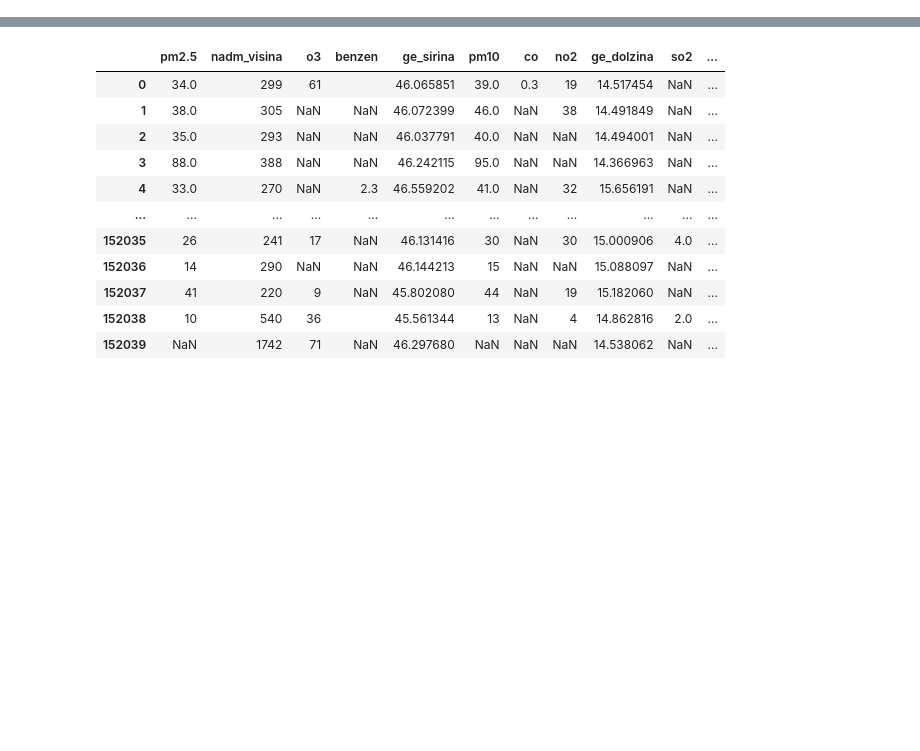
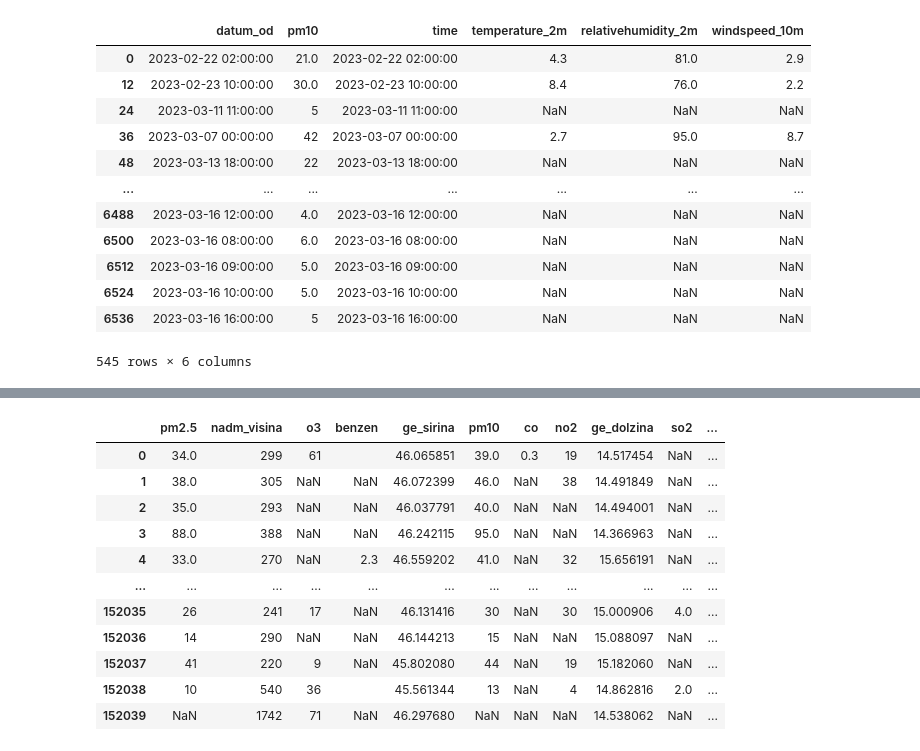
Before and after one commit to RantusaLara/IIS, a Jupyter notebook: notebooks/data.ipynb, the cells around one changed output, grey strips where cells are left out. Cells and saved outputs as stored; diff of their text form; code cells hidden in the pictures; blank space fills up the shorter version.

```diff
--- a/notebooks/data.ipynb
+++ b/notebooks/data.ipynb
@@ -74,0 +231,18 @@ df.head()
+# %%
+merged_unique_df = merged_df.drop_duplicates()
+# %%
+merged_unique_df
+# %% [output]
+|  | datum_od | pm10 | time | temperature_2m | relativehumidity_2m | windspeed_10m |
+| 0 | 2023-02-22 02:00:00 | 21.0 | 2023-02-22 02:00:00 | 4.3 | 81.0 | 2.9 |
+| 12 | 2023-02-23 10:00:00 | 30.0 | 2023-02-23 10:00:00 | 8.4 | 76.0 | 2.2 |
+| 24 | 2023-03-11 11:00:00 | 5 | 2023-03-11 11:00:00 | NaN | NaN | NaN |
+| 36 | 2023-03-07 00:00:00 | 42 | 2023-03-07 00:00:00 | 2.7 | 95.0 | 8.7 |
+| 48 | 2023-03-13 18:00:00 | 22 | 2023-03-13 18:00:00 | NaN | NaN | NaN |
+| ... | ... | ... | ... | ... | ... | ... |
+| 6488 | 2023-03-16 12:00:00 | 4.0 | 2023-03-16 12:00:00 | NaN | NaN | NaN |
+| 6500 | 2023-03-16 08:00:00 | 6.0 | 2023-03-16 08:00:00 | NaN | NaN | NaN |
+| 6512 | 2023-03-16 09:00:00 | 5.0 | 2023-03-16 09:00:00 | NaN | NaN | NaN |
+| 6524 | 2023-03-16 10:00:00 | 5.0 | 2023-03-16 10:00:00 | NaN | NaN | NaN |
+| 6536 | 2023-03-16 16:00:00 | 5 | 2023-03-16 16:00:00 | NaN | NaN | NaN |
+545 rows × 6 columns
```
Also changed, not shown: parts of 62 cells of this notebook, 36 other files.
